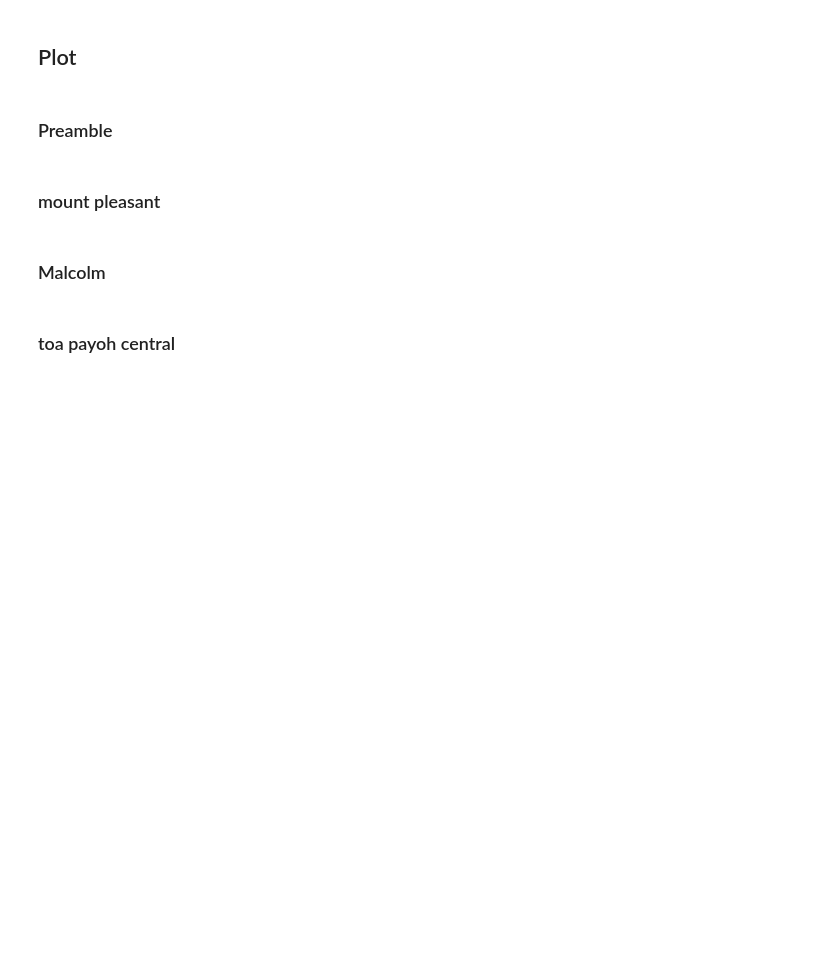
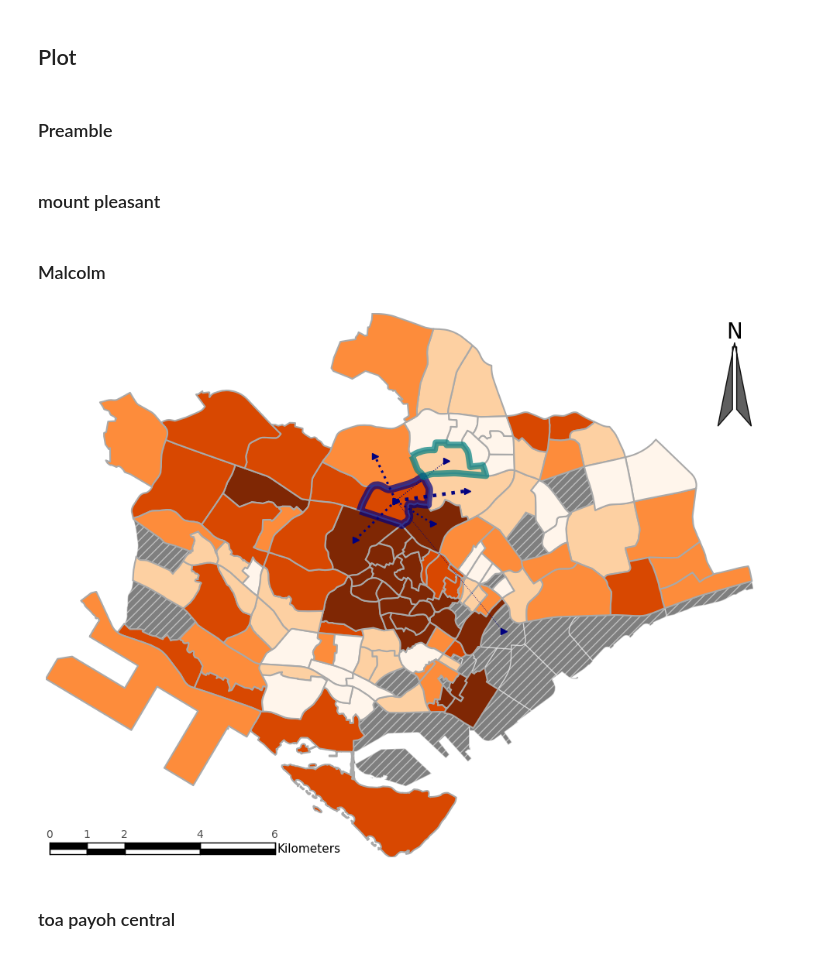
Before and after one commit to LSYS/nbhmv, a Jupyter notebook: geo/conn-map.ipynb, the cells around one changed output. Cells and saved outputs as stored; diff of their text form; code cells hidden in the pictures; blank space fills up the shorter version.

```diff
--- a/geo/conn-map.ipynb
+++ b/geo/conn-map.ipynb
@@ -244,7 +298,16 @@ MISSKWDS = {
     "hatch": "///",
     "label": "Missing values",
 }
-DPI = 300
+SCALEBAR_OPTS = dict(
+    height_fraction=.010,
+    location="lower left",
+    segments=[1, 1, 2, 2],
+    unit_position="right",
+    label_offset=0.005,
+    unit_label_spacing=0.003,
+    fontsize=10,
+    unit_fontsize=11,
+)
 # %% [markdown]
 ### mount pleasant
 # %%
@@ -430,102 +493,35 @@ for slat, dlat, slon, dlon, area, flow, base in zip(
     move["slong"],
     move["dlong"],
     move["source"],
     move["flow"],
     move["inflow_count"],
 ):
     if area == SELECTED_AREA:
         #         if (flow>FLOW_CUTOFF) & (base > BASE_FLOW_CUTOFF):
         if flow > FLOW_CUTOFF:
             plt.plot(
                 [slon, dlon],
                 [slat, dlat],
                 linewidth=base / MOVE_LWIDTH_NORM,
                 color="#000080",
                 alpha=MOVE_LINE_ALPHA,
                 zorder=4,
                 linestyle=":",
                 marker=">",
             )
 
 # =====================================================
-# Get quantiles
-classifier = Quantiles(gdf_sz_cr["wpsm"], k=5)
-breaks = classifier.bins
-colors = [plt.cm.Oranges(i / 4) for i in range(5)]
-
-
-def format_price(price):
-    if price >= 1000:
-        return f"{price/1000:.1f}k"
-    else:
-        return f"{price:.0f}"
-
-
-# =====================================================
-# Compose legend
-legend_elements = []
-
-# Add quantile legend items
-for i, (color, break_val) in enumerate(zip(colors, breaks)):
-    if i == 0:
-        label = f"< \${format_price(break_val)}"
-    elif i == 4:
-        label = f"> \${format_price(breaks[i-1])}"
-    else:
-        label = f"\${format_price(breaks[i-1])} - \${format_price(break_val)}"
-    legend_elements.append(
-        mpatches.Patch(facecolor=color, edgecolor="black", linewidth=0.5, label=label)
-    )
-
-# Add non-residential areas to legend
-legend_elements.append(
-    mpatches.Patch(
-        facecolor=MISSKWDS.get("color", "lightgray"),
-        hatch=MISSKWDS.get("hatch", "/////"),
-        alpha=0.5,
-        edgecolor=MISSKWDS.get("facecolor", "lightgray"),
-        linewidth=0.5,
-        label="Non-residential",
-    )
-)
-
-legend = ax.legend(
-    handles=legend_elements,
-    title="Weighted price per\nsqm (SGD)",
-    title_fontsize=15,
-    fontsize=15,
-    loc="lower right",
-    bbox_to_anchor=(1.0, 0),
-    frameon=False,
-    shadow=False,
-    framealpha=0.95,
-    edgecolor="#333333",
-    facecolor="white",
-    borderpad=0,
-    columnspacing=1,
-    labelspacing=0.4,
-    handletextpad=0.5,
-)
-legend.get_title().set_fontweight("bold")
-legend._legend_box.align = "left"
-for text in legend.get_texts():
-    text.set_color(".2")
-# =====================================================
 # add_scalebar(ax=ax, location="upper right")
 add_north_arrow(ax=ax, x=103.915, y=1.36)
 add_segmented_scalebar(
     ax,
-    location="lower left",
-    segments=[1, 1, 2, 2],
-    unit_position="right",
-    label_offset=0.005,
-    unit_label_spacing=0.003,
-    fontsize=10,
-    unit_fontsize=11,
+    **SCALEBAR_OPTS,
 )
 plt.tight_layout()
 plt.margins(0, 0)
 plt.axis("off")
 save_mpl_fig(f"{SAVEPATH}/outflow-{'_'.join(SELECTED_AREA.split(' '))}-wpsm")
+# %% [output]
+[figure, added]
 # %% [markdown]
 ### toa payoh central
```
Also changed, not shown: parts of 8 cells of this notebook, 1 other file.
